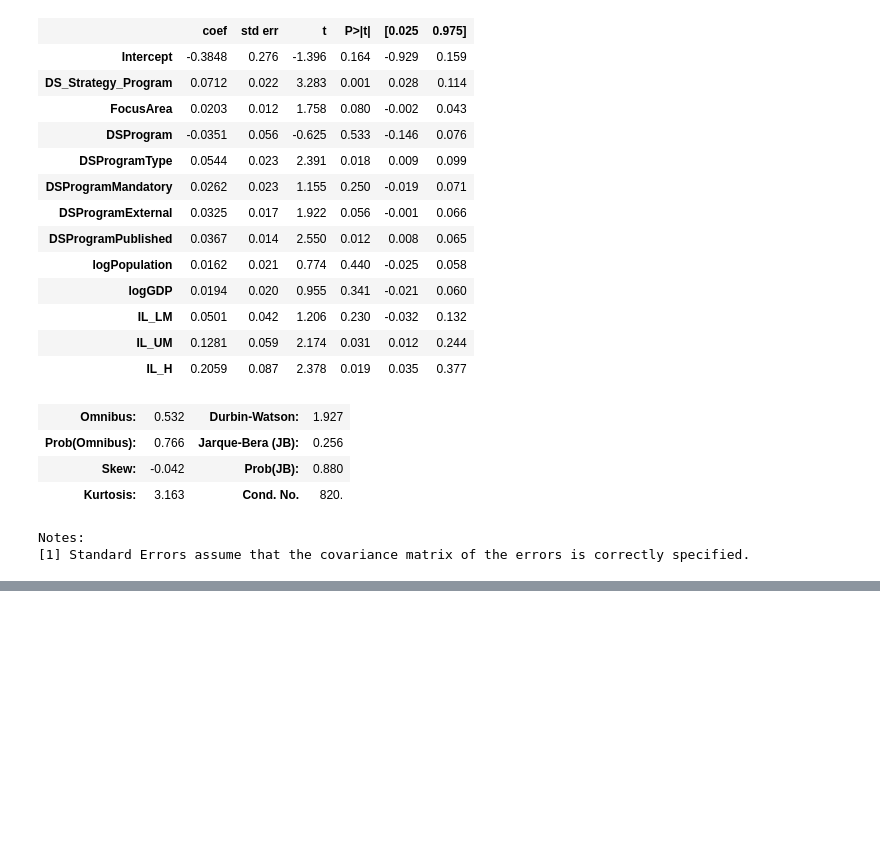
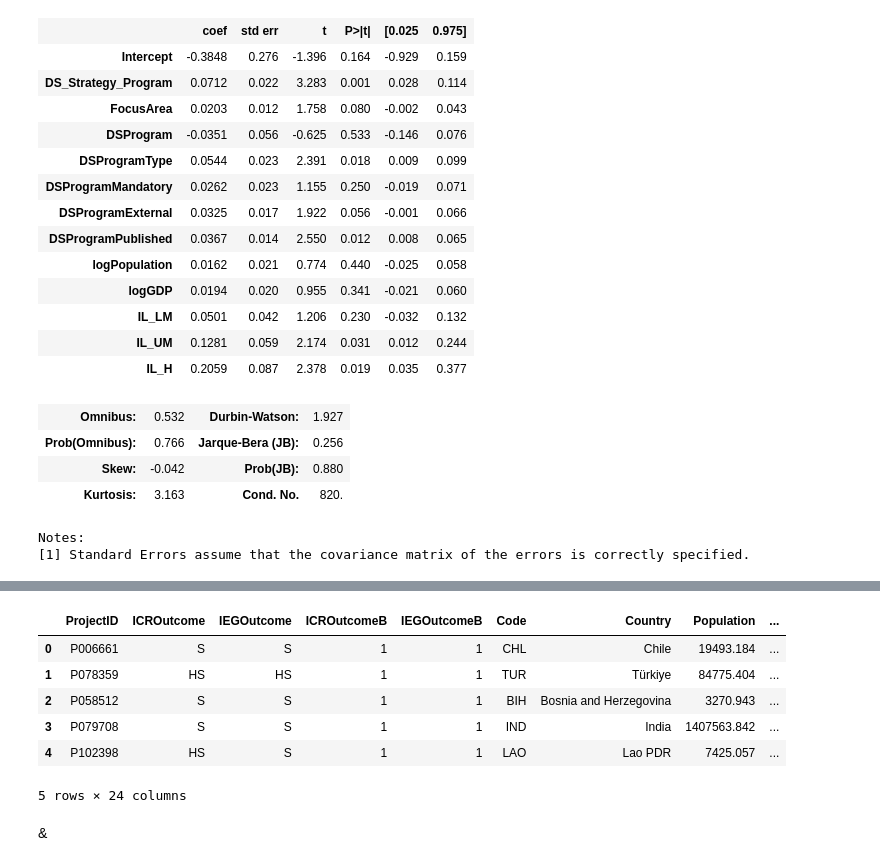
Before and after one commit to jhmorse/GovTechEmployeeTraining, a Jupyter notebook: morse_project_govtech.ipynb, the cells around one changed output, grey strips where cells are left out. Cells and saved outputs as stored; diff of their text form; code cells hidden in the pictures; blank space fills up the shorter version.

Commit message:
Begin Projects regression. Include Project Proposal doc.

```diff
--- a/morse_project_govtech.ipynb
+++ b/morse_project_govtech.ipynb
@@ -642,0 +665,12 @@ Notes:
+# %%
+projects_gtmi.head()
+# %% [output]
+|  | ProjectID | ICROutcome | IEGOutcome | ICROutcomeB | IEGOutcomeB | Code | Country | Population | ... |
+| 0 | P006661 | S | S | 1 | 1 | CHL | Chile | 19493.184 | ... |
+| 1 | P078359 | HS | HS | 1 | 1 | TUR | Türkiye | 84775.404 | ... |
+| 2 | P058512 | S | S | 1 | 1 | BIH | Bosnia and Herzegovina | 3270.943 | ... |
+| 3 | P079708 | S | S | 1 | 1 | IND | India | 1407563.842 | ... |
+| 4 | P102398 | HS | S | 1 | 1 | LAO | Lao PDR | 7425.057 | ... |
+5 rows × 24 columns
+# %% [markdown]
+&
```
Also changed, not shown: parts of 4 cells of this notebook.
